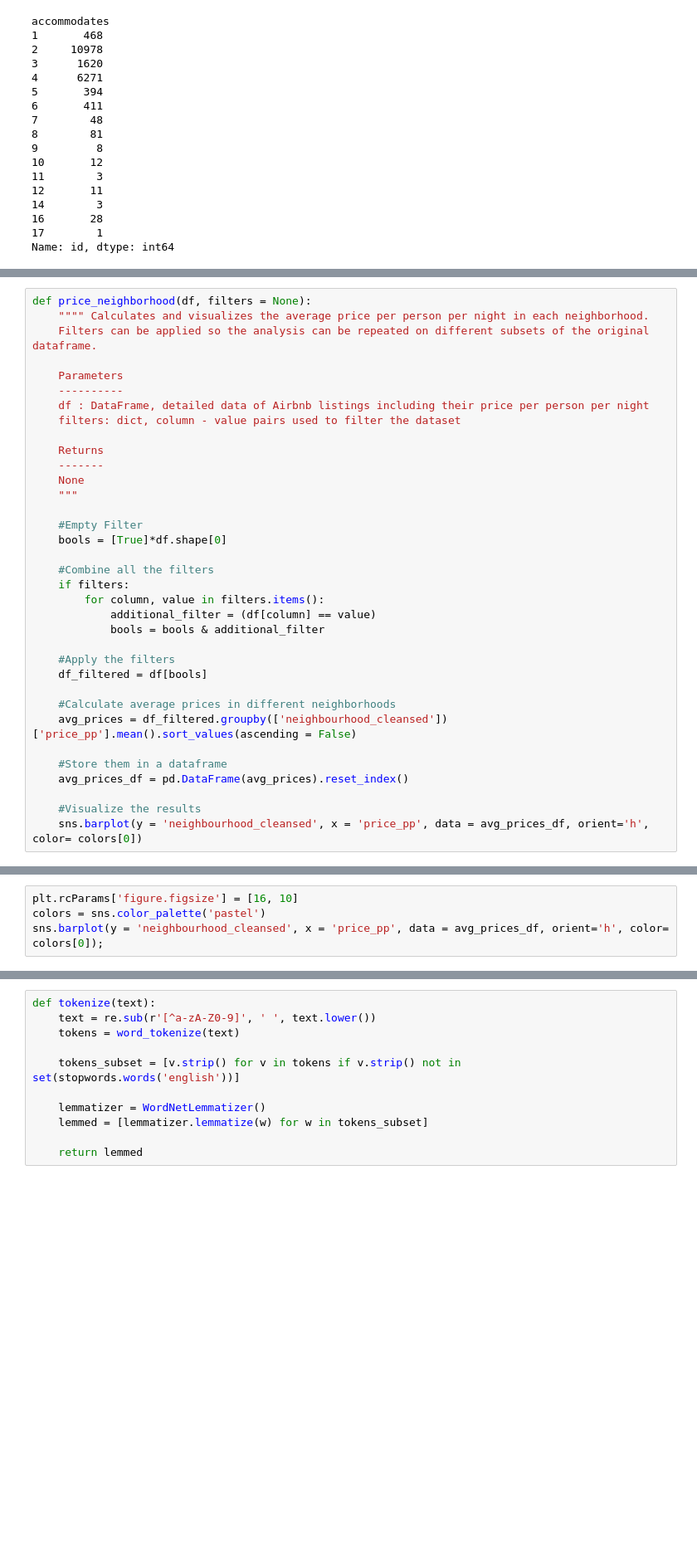
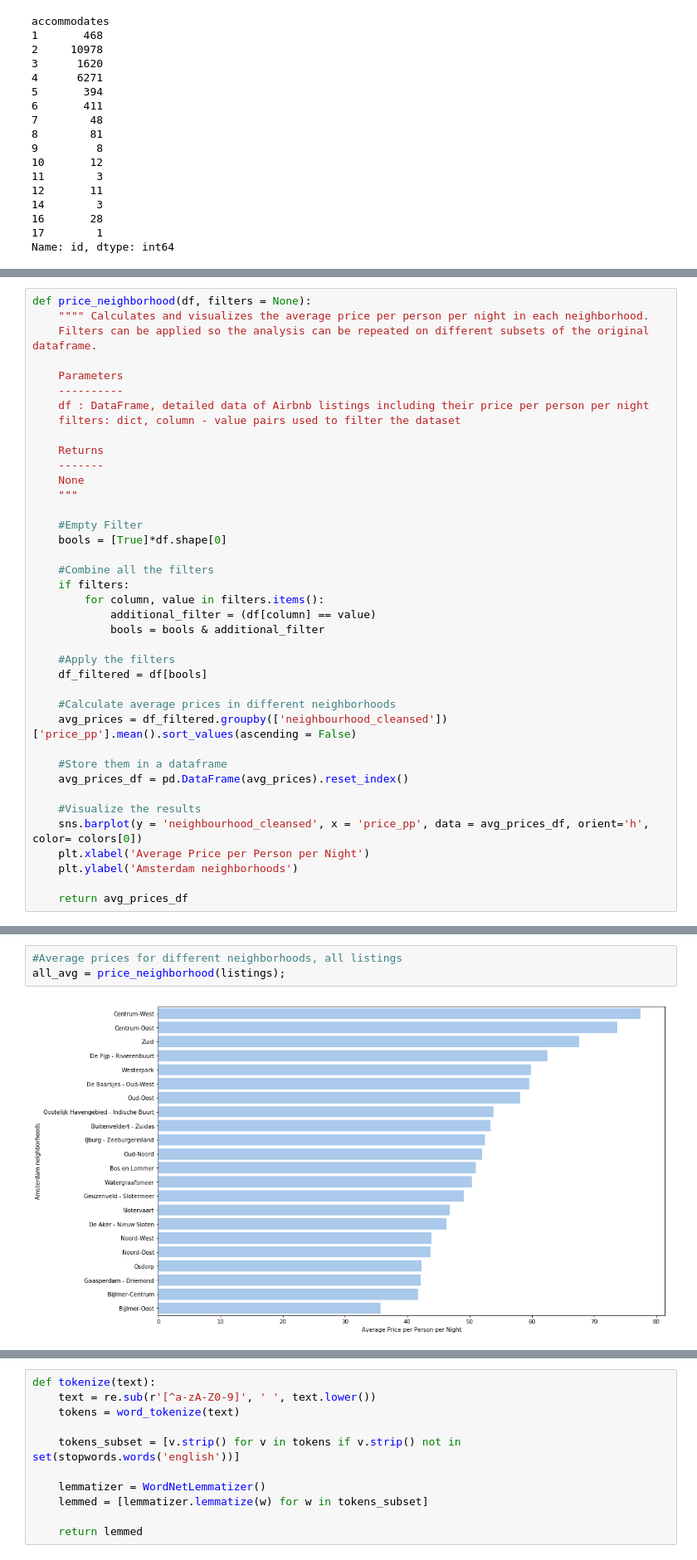
Before and after one commit to lukazaplotnik/Airbnb-Data-Analysis, a Jupyter notebook: Airbnb Prices in Amsterdam.ipynb, the cells around one changed output, grey strips where cells are left out. Shown: that part at 83% size. Cells and saved outputs as stored; diff of their text form; blank space fills up the shorter version.

```diff
--- a/Airbnb Prices in Amsterdam.ipynb
+++ b/Airbnb Prices in Amsterdam.ipynb
@@ -268,3 +247,7 @@ def price_neighborhood(df, filters = None):
 
     #Visualize the results
     sns.barplot(y = 'neighbourhood_cleansed', x = 'price_pp', data = avg_prices_df, orient='h', color= colors[0])
+    plt.xlabel('Average Price per Person per Night')
+    plt.ylabel('Amsterdam neighborhoods')
+
+    return avg_prices_df
@@ -281,4 +253,0 @@ avg_prices_df = pd.DataFrame(average_prices).reset_index()
-# %%
-plt.rcParams['figure.figsize'] = [16, 10]
-colors = sns.color_palette('pastel')
-sns.barplot(y = 'neighbourhood_cleansed', x = 'price_pp', data = avg_prices_df, orient='h', color= colors[0]);
@@ -308,0 +254,5 @@ sns.barplot(y = 'neighbourhood_cleansed',x ='price_per',data = grouped_data[grou
+# %%
+#Average prices for different neighborhoods, all listings
+all_avg = price_neighborhood(listings);
+# %% [output]
+[figure, added]
```
Also changed, not shown: parts of 33 cells of this notebook.
